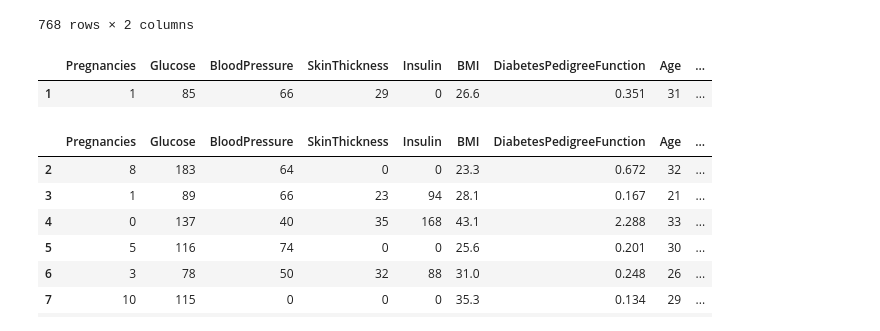
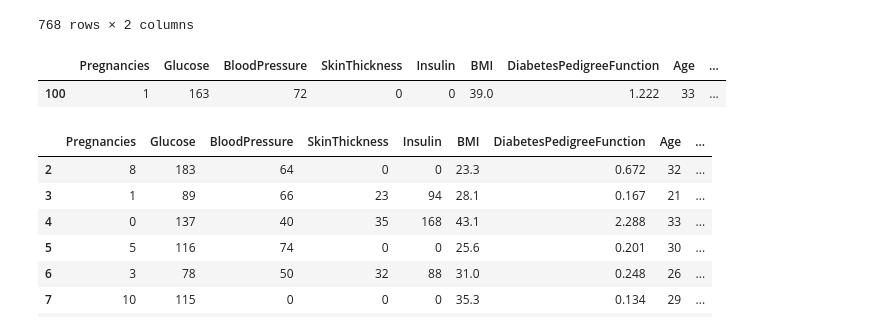
Before and after one commit to nomankhokhar/data_science_learning, a Jupyter notebook: Pandas.ipynb, the cells around one changed output. Drawn from its saved outputs; the diff is of its cells as text; code cells hidden in the pictures.

```diff
--- a/Pandas.ipynb
+++ b/Pandas.ipynb
@@ -202,10 +202,10 @@ df[['Pregnancies', 'Outcome']]
 | 767 | 1 | 0 |
 768 rows × 2 columns
 # %%
-df[df.index==1]
+df[df.index==100]
 # %% [output]
 |  | Pregnancies | Glucose | BloodPressure | SkinThickness | Insulin | BMI | DiabetesPedigreeFunction | Age | ... |
-| 1 | 1 | 85 | 66 | 29 | 0 | 26.6 | 0.351 | 31 | ... |
+| 100 | 1 | 163 | 72 | 0 | 0 | 39.0 | 1.222 | 33 | ... |
 # %%
 df[df.index.isin(range(2,10))]
 # %% [output]
```
Also changed, not shown: 7 other files.
